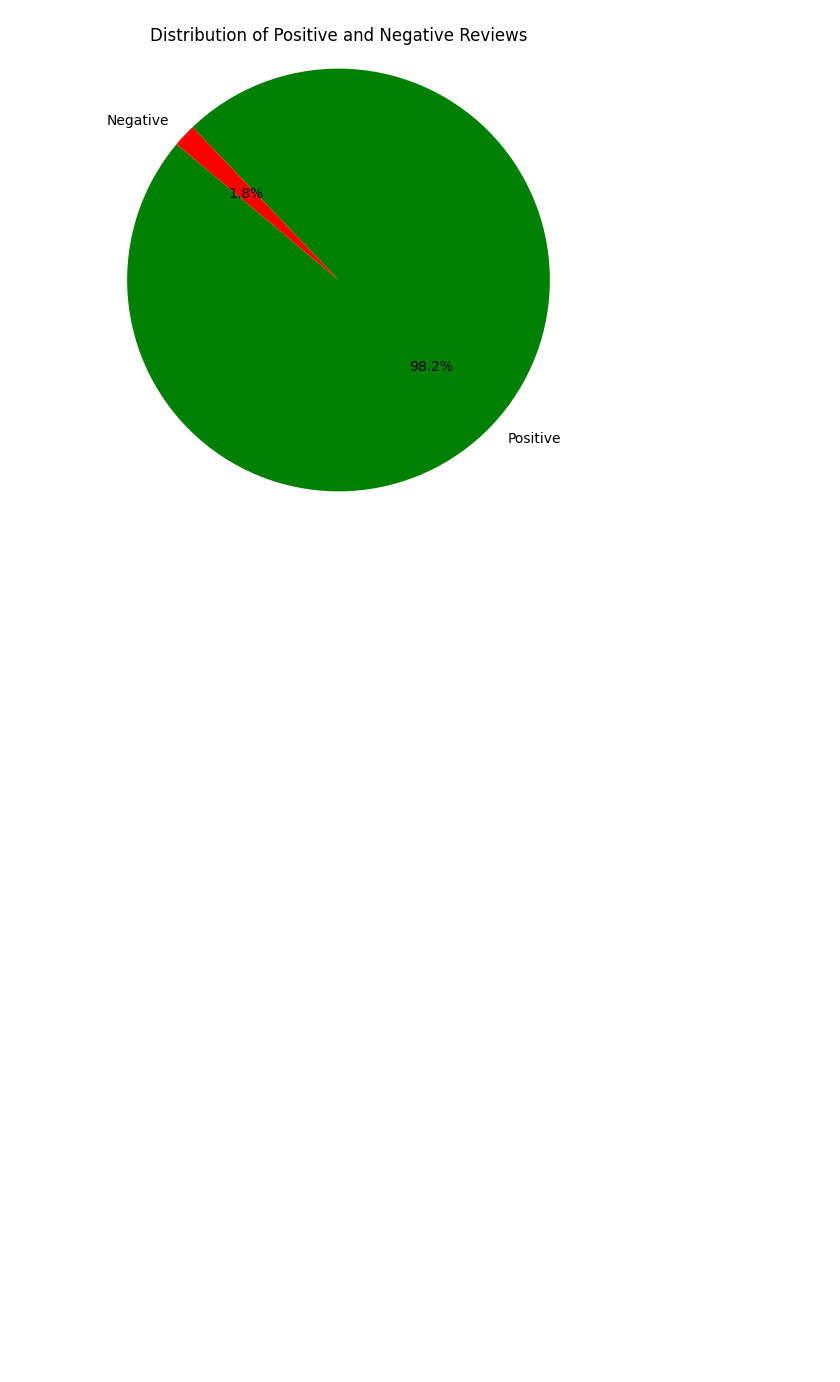
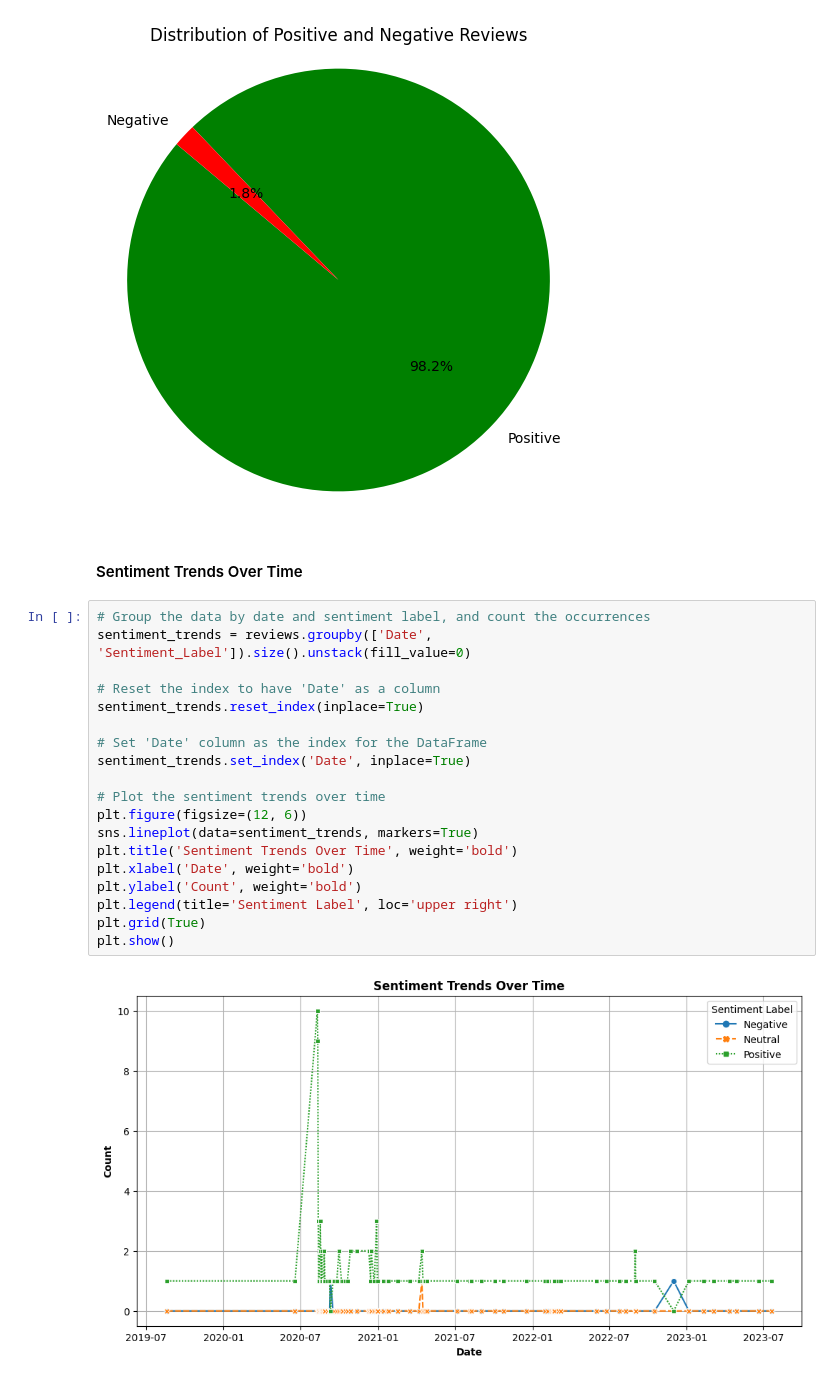
Before and after one commit to ArifAygun/Sentiment-Analysis-SMRT, a Jupyter notebook: SMRT_Statistical_Analysis.ipynb, the cells around one changed output. Cells and saved outputs as stored; diff of their text form; blank space fills up the shorter version.

```diff
--- a/SMRT_Statistical_Analysis.ipynb
+++ b/SMRT_Statistical_Analysis.ipynb
@@ -875,3 +871,26 @@ plt.show()
 Number of Positive Reviews: 112
 Number of Negative Reviews: 2
 [figure]
+# %% [markdown]
+#### Sentiment Trends Over Time
+# %%
+# Group the data by date and sentiment label, and count the occurrences
+sentiment_trends = reviews.groupby(['Date', 'Sentiment_Label']).size().unstack(fill_value=0)
+
+# Reset the index to have 'Date' as a column
+sentiment_trends.reset_index(inplace=True)
+
+# Set 'Date' column as the index for the DataFrame
+sentiment_trends.set_index('Date', inplace=True)
+
+# Plot the sentiment trends over time
+plt.figure(figsize=(12, 6))
+sns.lineplot(data=sentiment_trends, markers=True)
+plt.title('Sentiment Trends Over Time', weight='bold')
+plt.xlabel('Date', weight='bold')
+plt.ylabel('Count', weight='bold')
+plt.legend(title='Sentiment Label', loc='upper right')
+plt.grid(True)
+plt.show()
+# %% [output]
+[figure, added]
```
Also changed, not shown: parts of 5 cells of this notebook.
